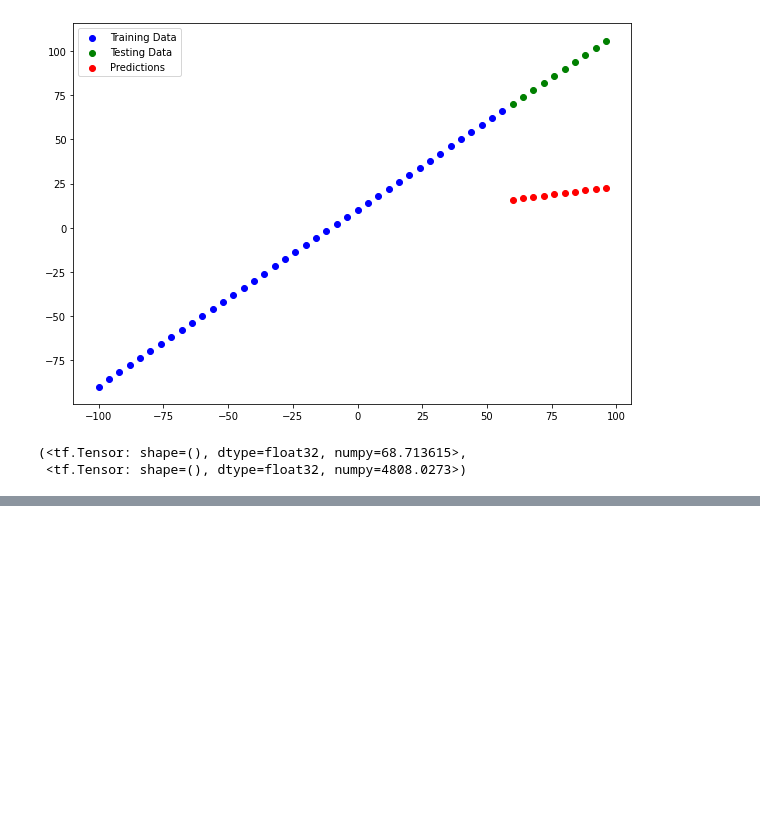
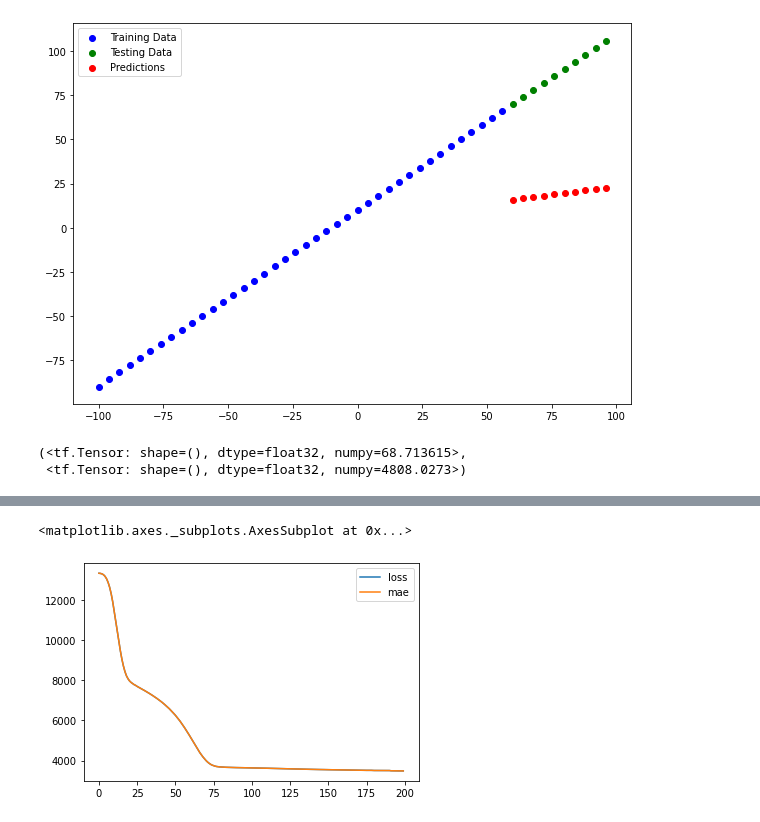
Before and after one commit to ThejakaSEP/Tensorflow_Certification, a Jupyter notebook: Regression_with_TF.ipynb, the cells around one changed output, grey strips where cells are left out. Saved outputs shown, nothing was run; the diff lists cells and outputs as text; code cells hidden in the pictures; blank space fills up the shorter version.

```diff
--- a/Regression_with_TF.ipynb
+++ b/Regression_with_TF.ipynb
@@ -631,0 +947,7 @@ mae_3,mse_3
+# %%
+import pandas as pd
+import matplotlib.pyplot as plt
+import tensorflow as tf
+
+# Read in the insurance dataframe
+insurance = pd.read_csv('https://raw.githubusercontent.com/stedy/Machine-Learning-with-R-datasets/master/insurance.csv')
@@ -631,0 +1015,20 @@ mae_3,mse_3
+# %%
+# Set random Seed
+tf.random.set_seed(42)
+
+# 1. Create the model
+model_insurance = tf.keras.Sequential([
+    tf.keras.layers.Dense(100),
+    tf.keras.layers.Dense(10),
+    tf.keras.layers.Dense(1)
+])
+
+# 2. Compile the model
+model_insurance.compile(
+    loss = tf.keras.losses.mae,
+    optimizer = tf.keras.optimizers.Adam(),
+    metrics = ['mae']
+)
+
+# 3. Fit the model
+history = model_insurance.fit(X_train_normal,y_train,epochs=200,verbose=0)
@@ -631,0 +1078,6 @@ mae_3,mse_3
+# %%
+# Performance Visualization
+pd.DataFrame(history.history).plot()
+# %% [output]
+<matplotlib.axes._subplots.AxesSubplot at 0x...>
+[figure, added]
```
Also changed, not shown: parts of 64 cells of this notebook.
